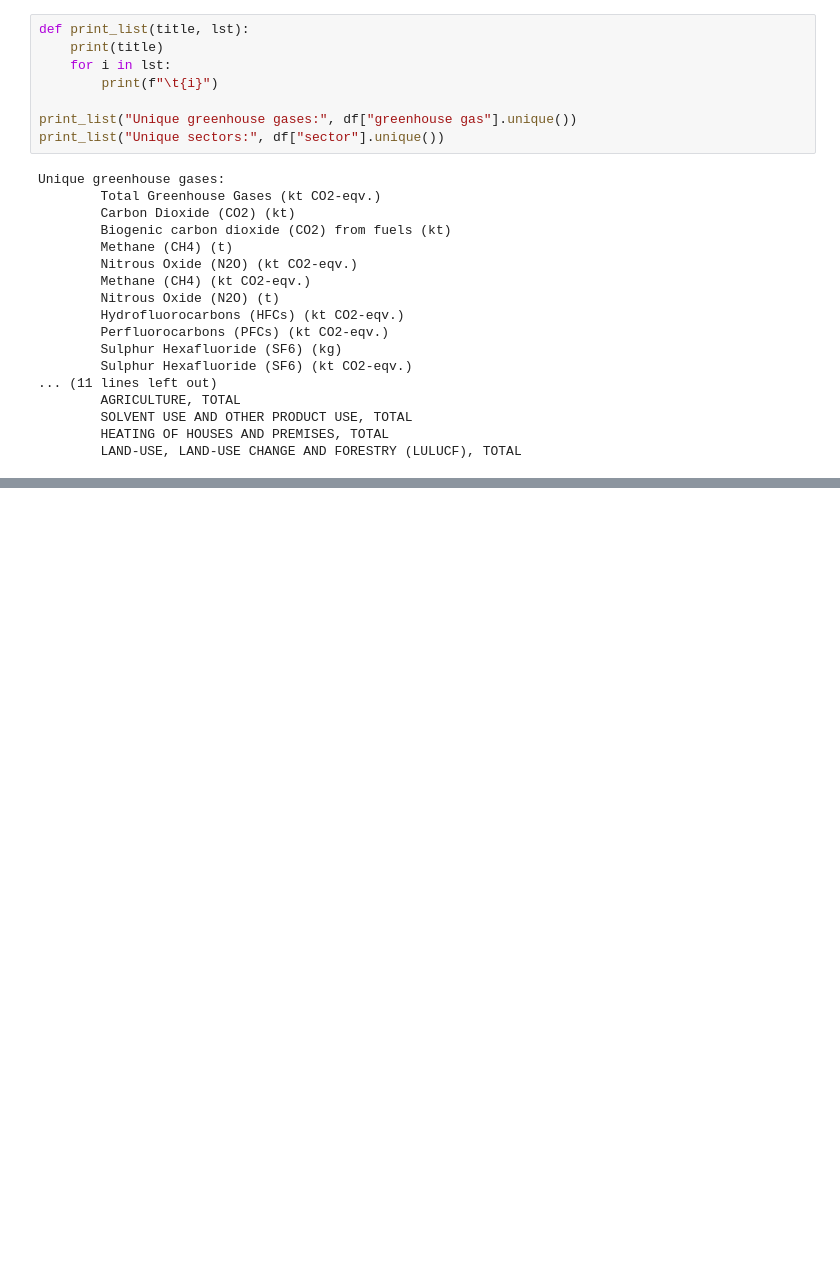
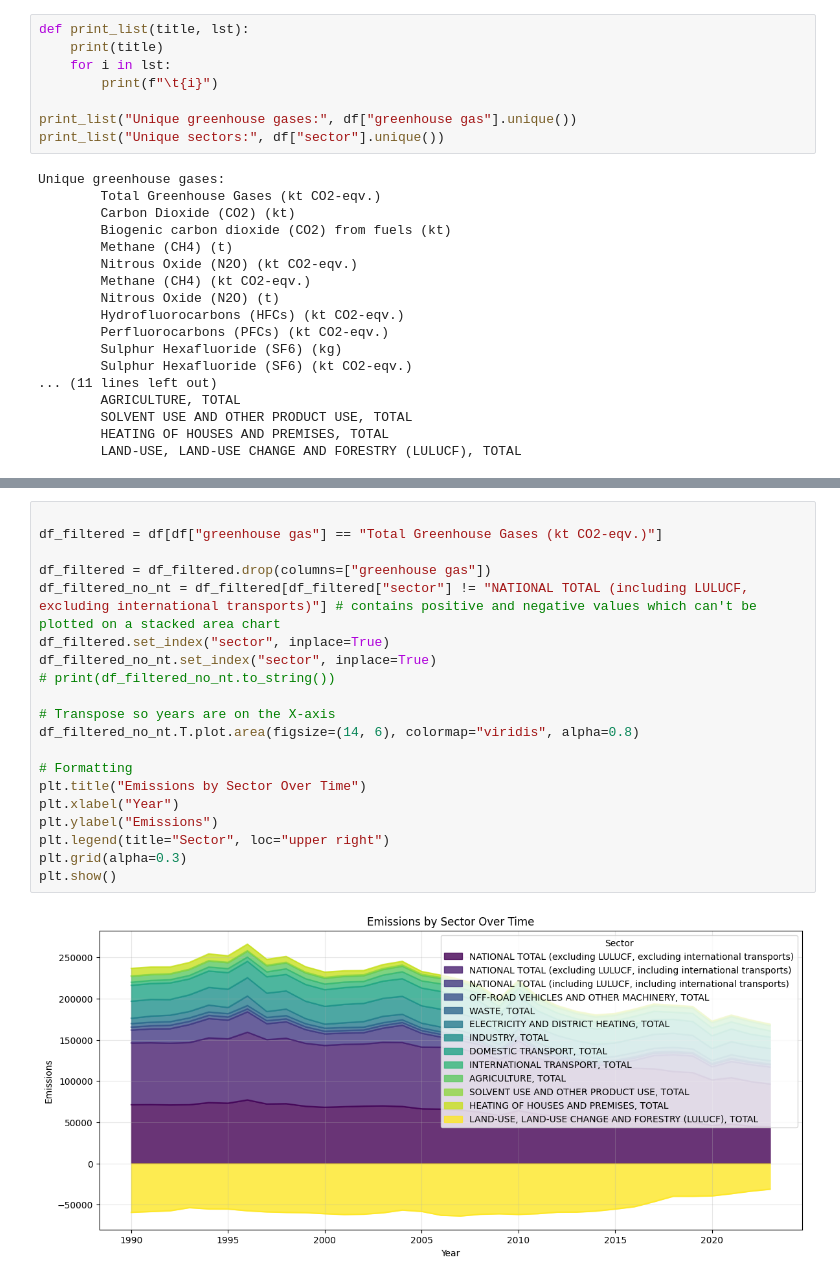
Before and after one commit to clementpickel/DSP_Assignement, a Jupyter notebook: Assignement1/Assignement1_group4.ipynb, the cells around one changed output, grey strips where cells are left out. Saved outputs shown, nothing was run; the diff lists cells and outputs as text; blank space fills up the shorter version.

```diff
--- a/Assignement1/Assignement1_group4.ipynb
+++ b/Assignement1/Assignement1_group4.ipynb
@@ -110,0 +147,22 @@ Unique greenhouse gases:
+# %%
+
+df_filtered = df[df["greenhouse gas"] == "Total Greenhouse Gases (kt CO2-eqv.)"]
+
+df_filtered = df_filtered.drop(columns=["greenhouse gas"])
+df_filtered_no_nt = df_filtered[df_filtered["sector"] != "NATIONAL TOTAL (including LULUCF, excluding international transports)"] # contains positive and negative values which can't be plotted on a stacked area chart
+df_filtered.set_index("sector", inplace=True)
+df_filtered_no_nt.set_index("sector", inplace=True)
+# print(df_filtered_no_nt.to_string())
+
+# Transpose so years are on the X-axis
+df_filtered_no_nt.T.plot.area(figsize=(14, 6), colormap="viridis", alpha=0.8)
+
+# Formatting
+plt.title("Emissions by Sector Over Time")
+plt.xlabel("Year")
+plt.ylabel("Emissions")
+plt.legend(title="Sector", loc="upper right")
+plt.grid(alpha=0.3)
+plt.show()
+# %% [output]
+[figure, added]
```
Also changed, not shown: parts of 4 cells of this notebook.
